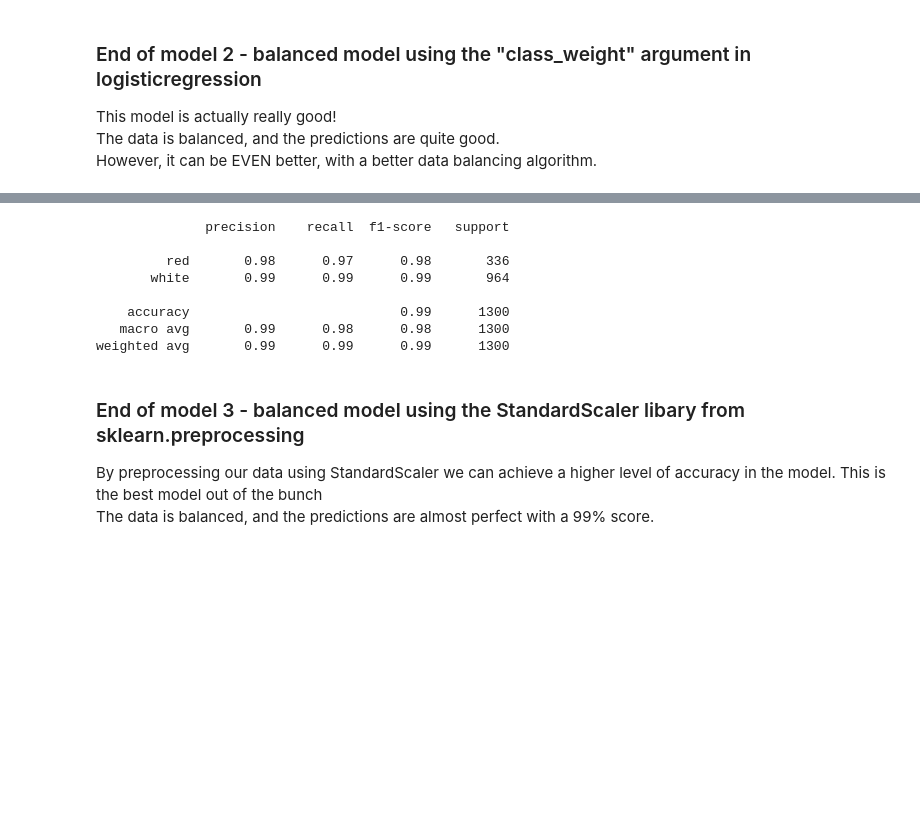
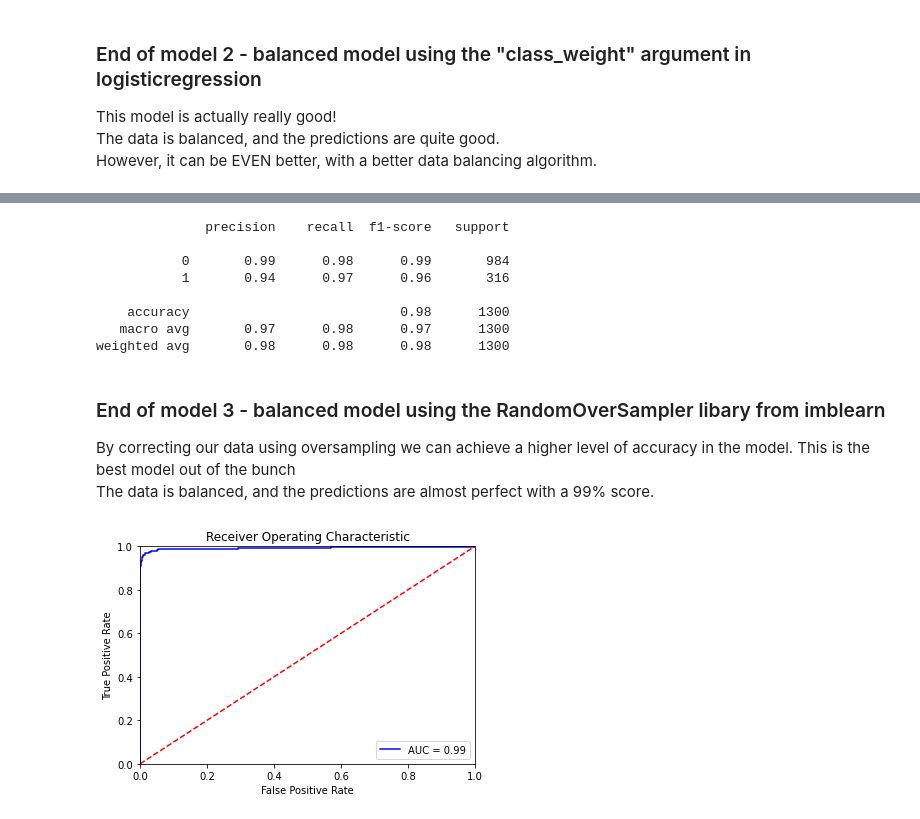
Before and after one commit to TamirIsCool/DataScIntro, a Jupyter notebook: Regression/Wine.ipynb, the cells around one changed output, grey strips where cells are left out. Saved outputs shown, nothing was run; the diff lists cells and outputs as text; code cells hidden in the pictures; blank space fills up the shorter version.

```diff
--- a/Regression/Wine.ipynb
+++ b/Regression/Wine.ipynb
@@ -214,16 +205,15 @@ x_scaler=wine_data.drop(['quality','type'],axis=1)
 y_scaler=wine_data['type']
 # %%
 from sklearn.model_selection import train_test_split
-x_scaler_train, x_scaler_test, y_scaler_train, y_scaler_test =train_test_split(x_scaler,y_scaler,test_size=0.20,random_state=42)
+x_normal_train, x_normal_test, y_normal_train, y_normal_test =train_test_split(x_scaler,y_scaler,test_size=0.20,random_state=42)
 # %%
-from sklearn.preprocessing import StandardScaler
-scaling=StandardScaler()
-x_scaler_train=scaling.fit_transform(x_scaler_train)
-x_scaler_test=scaling.fit_transform(x_scaler_test)
+from imblearn.over_sampling import RandomOverSampler
+ros = RandomOverSampler(random_state=0)
+x_train_resampled,y_train_resampled = ros.fit_resample(x_normal_train,y_normal_train)
 # %%
 from sklearn.linear_model import LogisticRegression
 model=LogisticRegression()
-model.fit(x_scaler_train,y_scaler_train)
-predictBalance = model.predict(x_scaler_test)
-model.score(x_scaler_test,y_scaler_test)
+fitted = model.fit(x_train_resampled,y_train_resampled)
+predictBalance = model.predict(x_normal_test)
+model.score(x_normal_test,y_normal_test)
 # %% [output]
@@ -231,17 +228,37 @@ model.score(x_scaler_test,y_scaler_test)
 # %%
 from sklearn.metrics import classification_report
-print(classification_report(y_scaler_test, predictBalance))
+print(classification_report(y_normal_test, predictBalance))
 # %% [output]
               precision    recall  f1-score   support
 
-         red       0.98      0.97      0.98       336
-       white       0.99      0.99      0.99       964
+           0       0.99      0.98      0.99       984
+           1       0.94      0.97      0.96       316
 
-    accuracy                           0.99      1300
-   macro avg       0.99      0.98      0.98      1300
-weighted avg       0.99      0.99      0.99      1300
+    accuracy                           0.98      1300
+   macro avg       0.97      0.98      0.97      1300
+weighted avg       0.98      0.98      0.98      1300
 # %% [markdown]
-### End of model 3 - balanced model using the StandardScaler libary from sklearn.preprocessing<br>
-By preprocessing our data using StandardScaler we can achieve a higher level of accuracy in the model.
+### End of model 3 - balanced model using the RandomOverSampler libary from imblearn<br>
+By correcting our data using oversampling we can achieve a higher level of accuracy in the model.
 This is the best model out of the bunch<br>
 The data is balanced, and the predictions are almost perfect with a 99% score.<br>
+# %%
+import sklearn.metrics as metrics
+# calculate the fpr and tpr for all thresholds of the classification
+import matplotlib.pyplot as plt
+probs = model.predict_proba(x_normal_test)
+preds = probs[:,1]
+
+fpr, tpr, threshold = metrics.roc_curve(y_normal_test, preds)
+roc_auc = metrics.auc(fpr, tpr)
+plt.title('Receiver Operating Characteristic')
+plt.plot(fpr, tpr, 'b', label = 'AUC = %0.2f' % roc_auc)
+plt.legend(loc = 'lower right')
+plt.plot([0, 1], [0, 1],'r--')
+plt.xlim([0, 1])
+plt.ylim([0, 1])
+plt.ylabel('True Positive Rate')
+plt.xlabel('False Positive Rate')
+plt.show()
+# %% [output]
+[figure, added]
```
Also changed, not shown: parts of 11 cells of this notebook.
